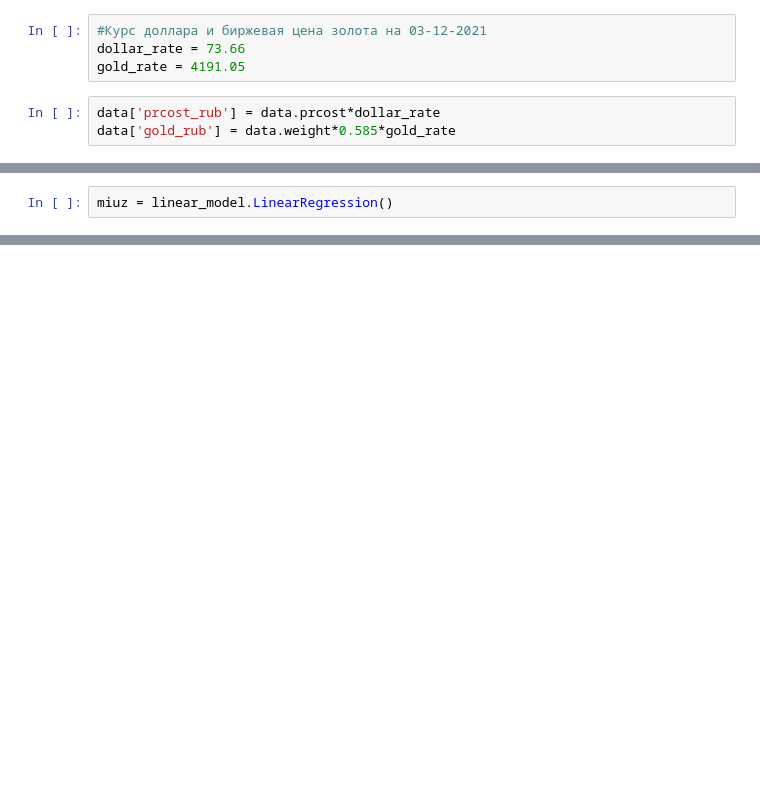
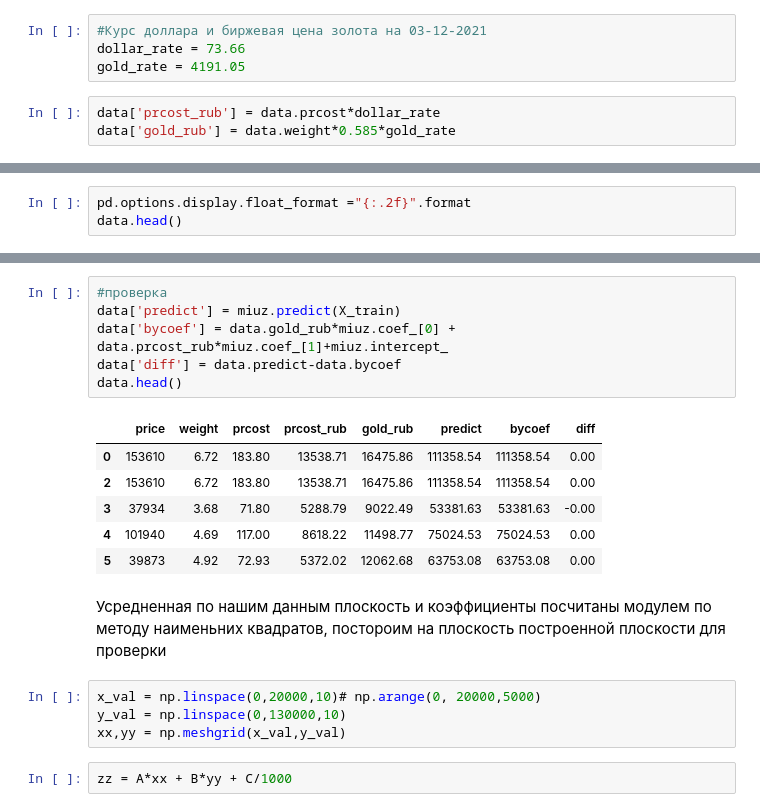
Before and after one commit to KeskilV/Parsing_NKO, a Jupyter notebook: AnaliticRep031221.ipynb, the cells around one changed output, grey strips where cells are left out. Saved outputs shown, nothing was run; the diff lists cells and outputs as text; blank space fills up the shorter version.

```diff
--- a/AnaliticRep031221.ipynb
+++ b/AnaliticRep031221.ipynb
@@ -140,2 +116,0 @@ from sklearn import linear_model
-# %%
-miuz = linear_model.LinearRegression()
@@ -425,0 +117,3 @@ plot_figs(1, elev, azim, X_train, ols)
+# %%
+pd.options.display.float_format ="{:.2f}".format
+data.head()
@@ -425,0 +162,21 @@ plot_figs(1, elev, azim, X_train, ols)
+# %%
+#проверка
+data['predict'] = miuz.predict(X_train)
+data['bycoef'] = data.gold_rub*miuz.coef_[0] + data.prcost_rub*miuz.coef_[1]+miuz.intercept_
+data['diff'] = data.predict-data.bycoef
+data.head()
+# %% [output]
+|  | price | weight | prcost | prcost_rub | gold_rub | predict | bycoef | diff |
+| 0 | 153610 | 6.72 | 183.80 | 13538.71 | 16475.86 | 111358.54 | 111358.54 | 0.00 |
+| 2 | 153610 | 6.72 | 183.80 | 13538.71 | 16475.86 | 111358.54 | 111358.54 | 0.00 |
+| 3 | 37934 | 3.68 | 71.80 | 5288.79 | 9022.49 | 53381.63 | 53381.63 | -0.00 |
+| 4 | 101940 | 4.69 | 117.00 | 8618.22 | 11498.77 | 75024.53 | 75024.53 | 0.00 |
+| 5 | 39873 | 4.92 | 72.93 | 5372.02 | 12062.68 | 63753.08 | 63753.08 | 0.00 |
+# %% [markdown]
+Усредненная по нашим данным плоскость и коэффициенты посчитаны модулем по методу наименьних квадратов, постороим на плоскость построенной плоскости для проверки
+# %%
+x_val = np.linspace(0,20000,10)# np.arange(0, 20000,5000)
+y_val = np.linspace(0,130000,10)
+xx,yy = np.meshgrid(x_val,y_val)
+# %%
+zz = A*xx + B*yy + C/1000
```
Also changed, not shown: parts of 70 cells of this notebook.
